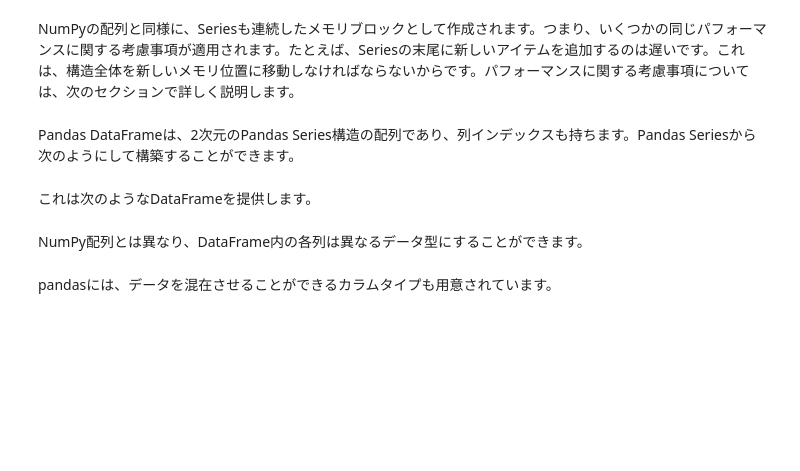
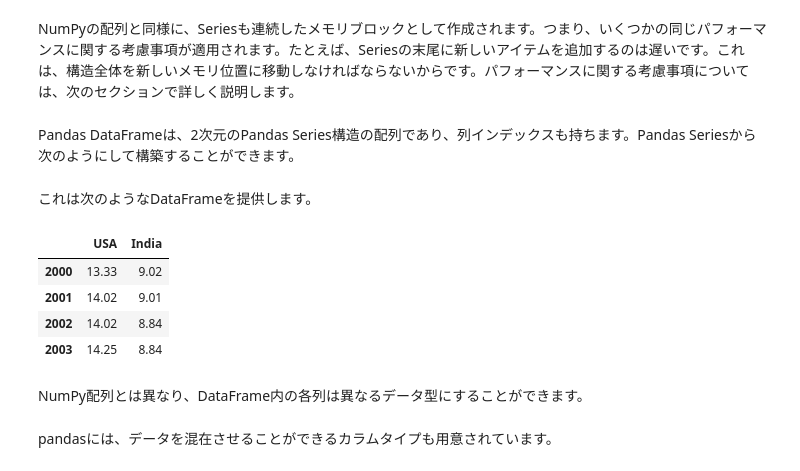
Before and after one commit to kooll/25t2, a Jupyter notebook: book/ch03_lines_as_cells.ipynb, the cells around one changed output. Drawn from its saved outputs; the diff is of its cells as text; code cells hidden in the pictures; blank space fills up the shorter version.

```diff
--- a/book/ch03_lines_as_cells.ipynb
+++ b/book/ch03_lines_as_cells.ipynb
@@ -536,5 +459,13 @@ Pandas DataFrameは、2次元のPandas Series構造の配列であり、列イ
 # %% [markdown]
 これは次のようなDataFrameを提供します。
+# %%
+df
+# %% [output]
+|  | USA | India |
+| 2000 | 13.33 | 9.02 |
+| 2001 | 14.02 | 9.01 |
+| 2002 | 14.02 | 8.84 |
+| 2003 | 14.25 | 8.84 |
 # %% [markdown]
 NumPy配列とは異なり、DataFrame内の各列は異なるデータ型にすることができます。
 # %% [markdown]
```
Also changed, not shown: parts of 59 cells of this notebook.
